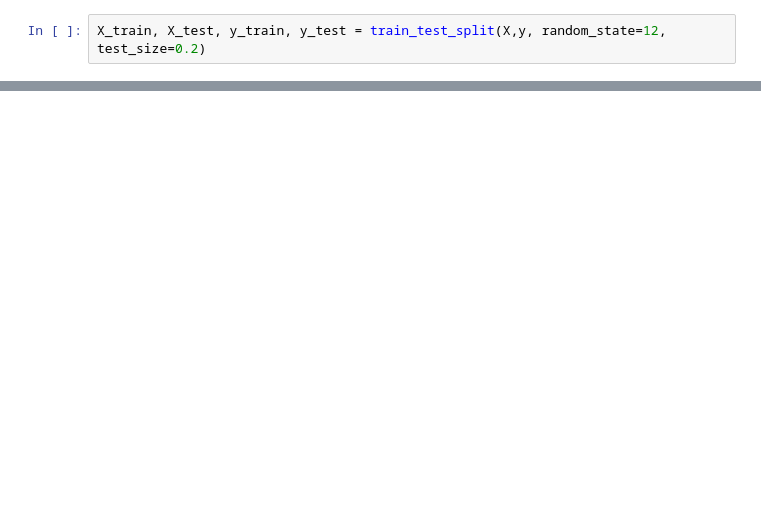
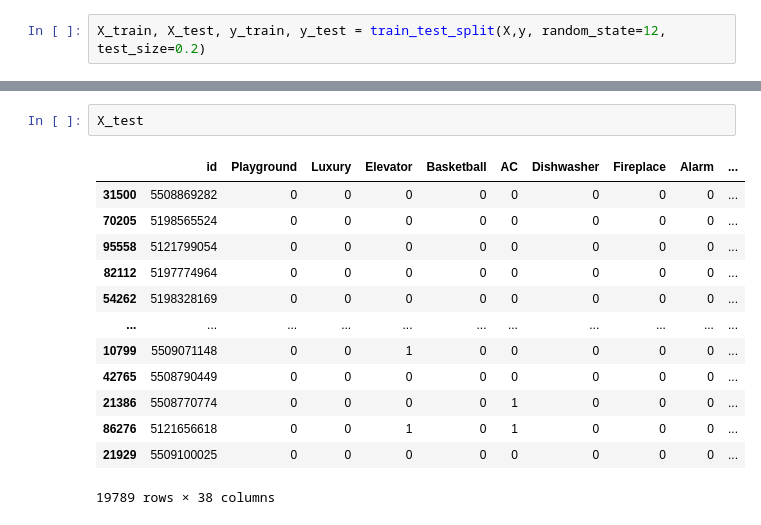
Before and after one commit to Mathias1997/Projekt-Rentprice, a Jupyter notebook: rent_price_exam.ipynb, the cells around one changed output, grey strips where cells are left out. Drawn from its saved outputs; the diff is of its cells as text; blank space fills up the shorter version.

```diff
--- a/rent_price_exam.ipynb
+++ b/rent_price_exam.ipynb
@@ -578,0 +687,16 @@ X_train, X_test, y_train, y_test = train_test_split(X,y, random_state=12, test_s
+# %%
+X_test
+# %% [output]
+|  | id | Playground | Luxury | Elevator | Basketball | AC | Dishwasher | Fireplace | Alarm | ... |
+| 31500 | 5508869282 | 0 | 0 | 0 | 0 | 0 | 0 | 0 | 0 | ... |
+| 70205 | 5198565524 | 0 | 0 | 0 | 0 | 0 | 0 | 0 | 0 | ... |
+| 95558 | 5121799054 | 0 | 0 | 0 | 0 | 0 | 0 | 0 | 0 | ... |
+| 82112 | 5197774964 | 0 | 0 | 0 | 0 | 0 | 0 | 0 | 0 | ... |
+| 54262 | 5198328169 | 0 | 0 | 0 | 0 | 0 | 0 | 0 | 0 | ... |
+| ... | ... | ... | ... | ... | ... | ... | ... | ... | ... | ... |
+| 10799 | 5509071148 | 0 | 0 | 1 | 0 | 0 | 0 | 0 | 0 | ... |
+| 42765 | 5508790449 | 0 | 0 | 0 | 0 | 0 | 0 | 0 | 0 | ... |
+| 21386 | 5508770774 | 0 | 0 | 0 | 0 | 1 | 0 | 0 | 0 | ... |
+| 86276 | 5121656618 | 0 | 0 | 1 | 0 | 1 | 0 | 0 | 0 | ... |
+| 21929 | 5509100025 | 0 | 0 | 0 | 0 | 0 | 0 | 0 | 0 | ... |
+19789 rows × 38 columns
```
Also changed, not shown: parts of 27 cells of this notebook.
